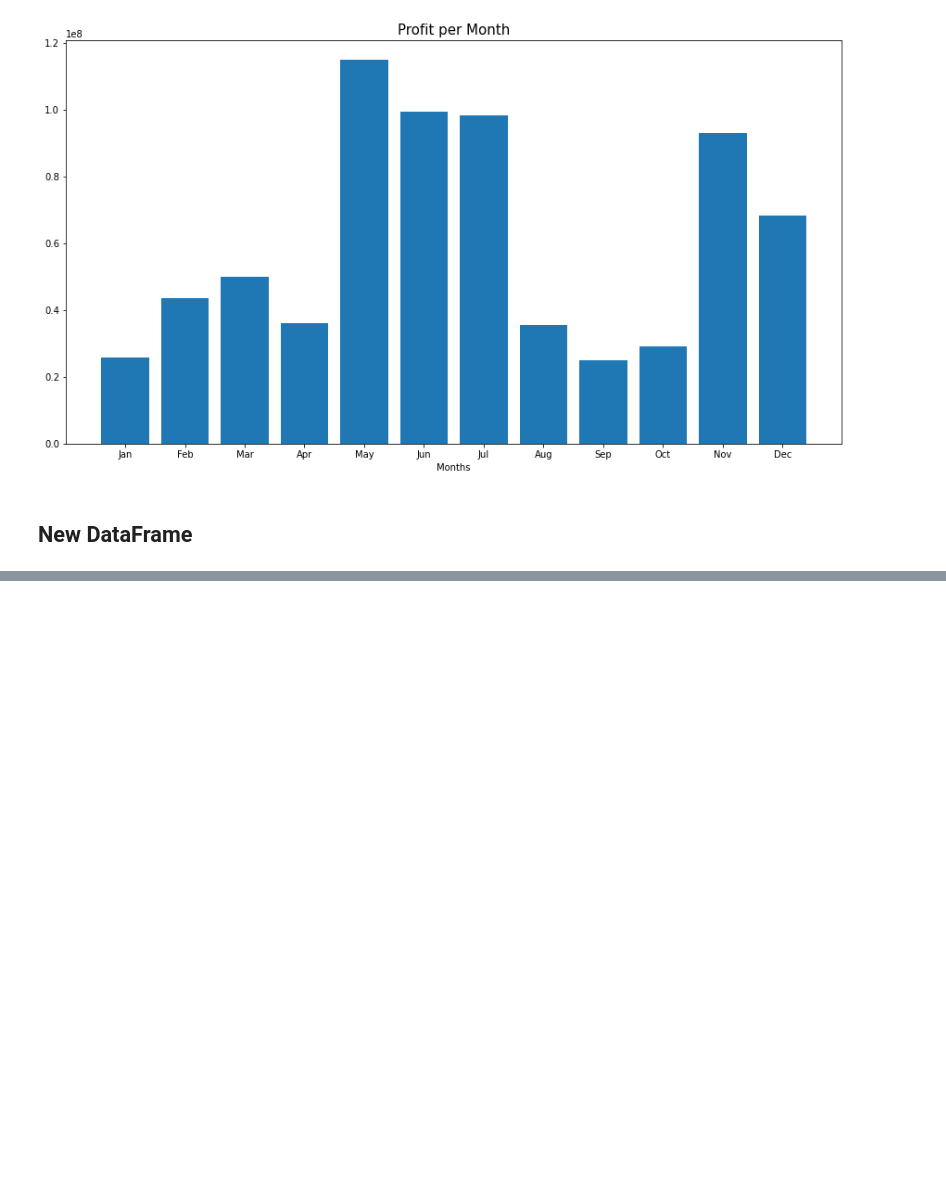
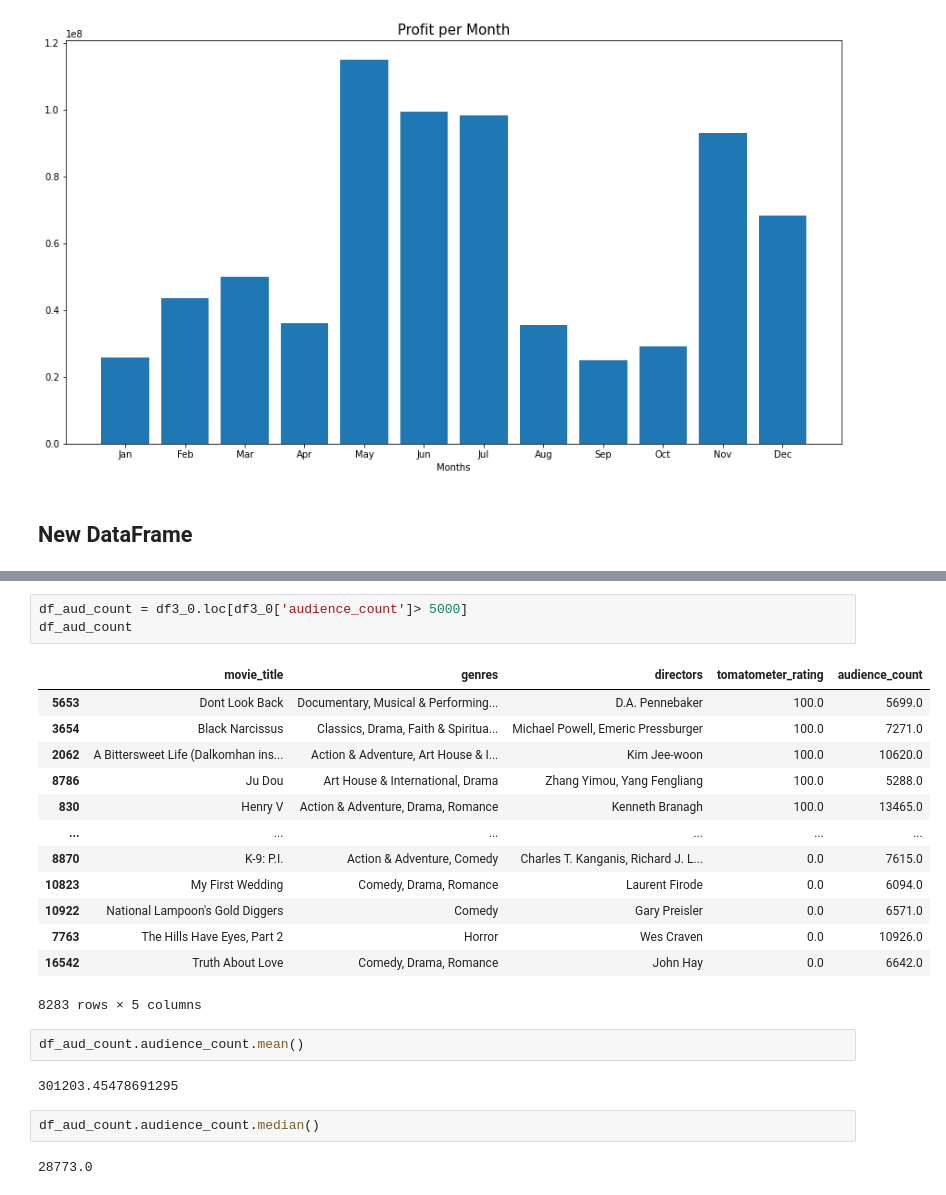
Before and after one commit to camdeman/MMA, a Jupyter notebook: Project_One_Final_Notebook.ipynb, the cells around one changed output, grey strips where cells are left out. Cells and saved outputs as stored; diff of their text form; blank space fills up the shorter version.

```diff
--- a/Project_One_Final_Notebook.ipynb
+++ b/Project_One_Final_Notebook.ipynb
@@ -877,0 +956,25 @@ ax.tick_params(axis='x', labelrotation = 0)
+# %%
+df_aud_count = df3_0.loc[df3_0['audience_count']> 5000]
+df_aud_count
+# %% [output]
+|  | movie_title | genres | directors | tomatometer_rating | audience_count |
+| 5653 | Dont Look Back | Documentary, Musical & Performing... | D.A. Pennebaker | 100.0 | 5699.0 |
+| 3654 | Black Narcissus | Classics, Drama, Faith & Spiritua... | Michael Powell, Emeric Pressburger | 100.0 | 7271.0 |
+| 2062 | A Bittersweet Life (Dalkomhan ins... | Action & Adventure, Art House & I... | Kim Jee-woon | 100.0 | 10620.0 |
+| 8786 | Ju Dou | Art House & International, Drama | Zhang Yimou, Yang Fengliang | 100.0 | 5288.0 |
+| 830 | Henry V | Action & Adventure, Drama, Romance | Kenneth Branagh | 100.0 | 13465.0 |
+| ... | ... | ... | ... | ... | ... |
+| 8870 | K-9: P.I. | Action & Adventure, Comedy | Charles T. Kanganis, Richard J. L... | 0.0 | 7615.0 |
+| 10823 | My First Wedding | Comedy, Drama, Romance | Laurent Firode | 0.0 | 6094.0 |
+| 10922 | National Lampoon's Gold Diggers | Comedy | Gary Preisler | 0.0 | 6571.0 |
+| 7763 | The Hills Have Eyes, Part 2 | Horror | Wes Craven | 0.0 | 10926.0 |
+| 16542 | Truth About Love | Comedy, Drama, Romance | John Hay | 0.0 | 6642.0 |
+8283 rows × 5 columns
+# %%
+df_aud_count.audience_count.mean()
+# %% [output]
+301203.45478691295
+# %%
+df_aud_count.audience_count.median()
+# %% [output]
+28773.0
```
Also changed, not shown: parts of 10 cells of this notebook.
